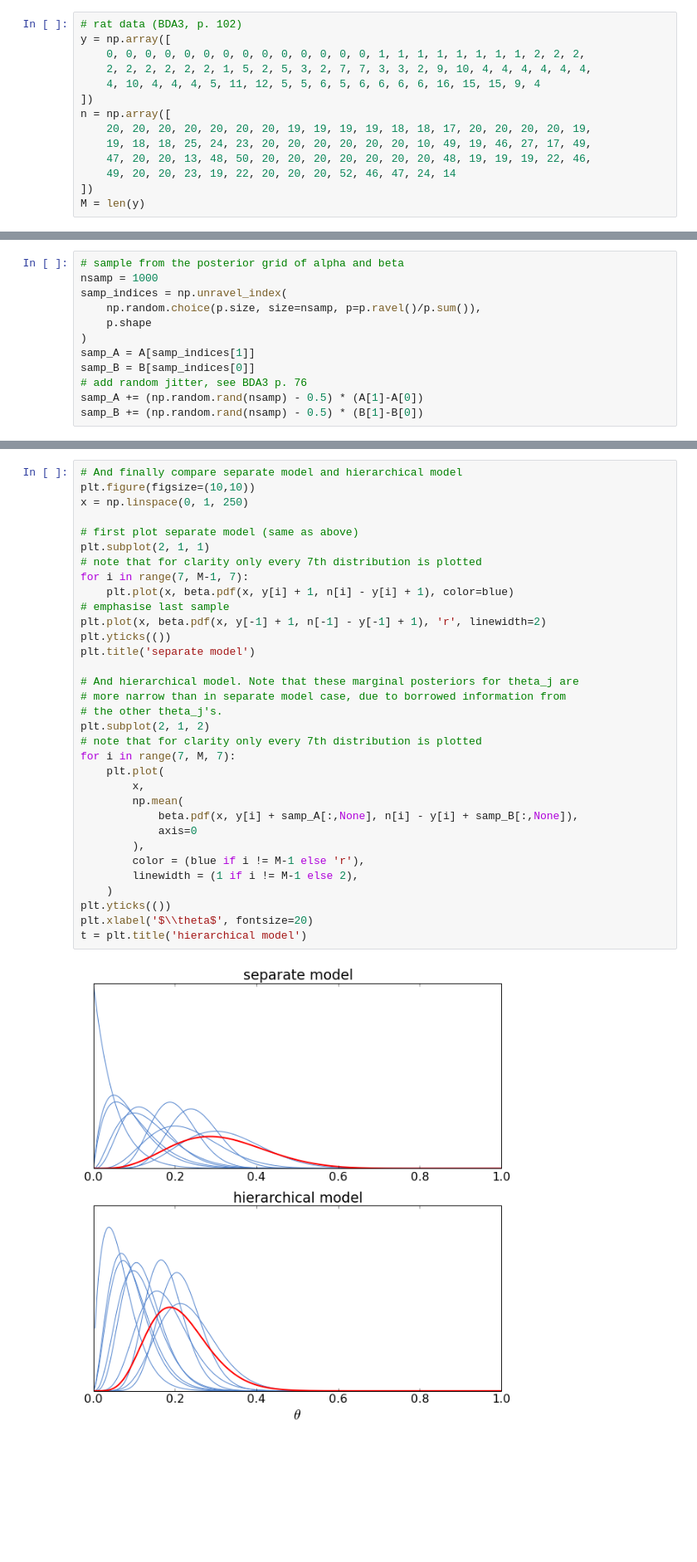
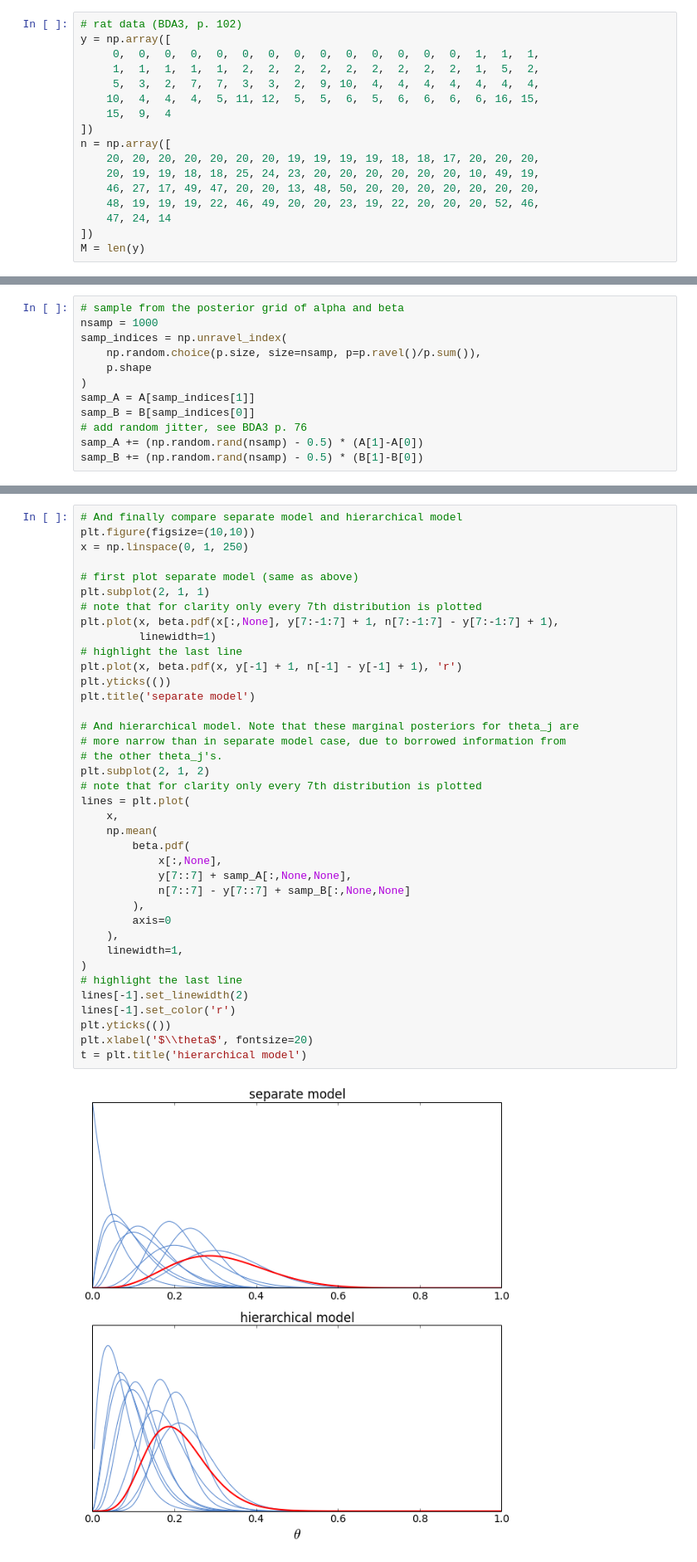
Before and after one commit to avehtari/BDA_py_demos, a Jupyter notebook: demos_ch5/demo5_1.ipynb, the cells around one changed output, grey strips where cells are left out. Shown at 83% size. Cells and saved outputs as stored; diff of their text form; blank space fills up the shorter version.

```diff
--- a/demos_ch5/demo5_1.ipynb
+++ b/demos_ch5/demo5_1.ipynb
@@ -18,15 +19,18 @@ matplotlib.rc('font', size=16)
 # %%
 # rat data (BDA3, p. 102)
 y = np.array([
-    0, 0, 0, 0, 0, 0, 0, 0, 0, 0, 0, 0, 0, 0, 1, 1, 1, 1, 1, 1, 1, 1, 2, 2, 2,
-    2, 2, 2, 2, 2, 2, 1, 5, 2, 5, 3, 2, 7, 7, 3, 3, 2, 9, 10, 4, 4, 4, 4, 4, 4,
-    4, 10, 4, 4, 4, 5, 11, 12, 5, 5, 6, 5, 6, 6, 6, 6, 16, 15, 15, 9, 4
+     0,  0,  0,  0,  0,  0,  0,  0,  0,  0,  0,  0,  0,  0,  1,  1,  1,
+     1,  1,  1,  1,  1,  2,  2,  2,  2,  2,  2,  2,  2,  2,  1,  5,  2,
+     5,  3,  2,  7,  7,  3,  3,  2,  9, 10,  4,  4,  4,  4,  4,  4,  4,
+    10,  4,  4,  4,  5, 11, 12,  5,  5,  6,  5,  6,  6,  6,  6, 16, 15,
+    15,  9,  4
 ])
 n = np.array([
-    20, 20, 20, 20, 20, 20, 20, 19, 19, 19, 19, 18, 18, 17, 20, 20, 20, 20, 19,
-    19, 18, 18, 25, 24, 23, 20, 20, 20, 20, 20, 20, 10, 49, 19, 46, 27, 17, 49,
-    47, 20, 20, 13, 48, 50, 20, 20, 20, 20, 20, 20, 20, 48, 19, 19, 19, 22, 46,
-    49, 20, 20, 23, 19, 22, 20, 20, 20, 52, 46, 47, 24, 14
+    20, 20, 20, 20, 20, 20, 20, 19, 19, 19, 19, 18, 18, 17, 20, 20, 20,
+    20, 19, 19, 18, 18, 25, 24, 23, 20, 20, 20, 20, 20, 20, 10, 49, 19,
+    46, 27, 17, 49, 47, 20, 20, 13, 48, 50, 20, 20, 20, 20, 20, 20, 20,
+    48, 19, 19, 19, 22, 46, 49, 20, 20, 23, 19, 22, 20, 20, 20, 52, 46,
+    47, 24, 14
 ])
 M = len(y)
 # %%
@@ -126,35 +124,40 @@ t = plt.title('Predictive distribution for a new $\\theta$ '
 # %%
 # And finally compare separate model and hierarchical model
 plt.figure(figsize=(10,10))
 x = np.linspace(0, 1, 250)
 
 # first plot separate model (same as above)
 plt.subplot(2, 1, 1)
 # note that for clarity only every 7th distribution is plotted
-for i in range(7, M-1, 7):
-    plt.plot(x, beta.pdf(x, y[i] + 1, n[i] - y[i] + 1), color=blue)
-# emphasise last sample
-plt.plot(x, beta.pdf(x, y[-1] + 1, n[-1] - y[-1] + 1), 'r', linewidth=2)
+plt.plot(x, beta.pdf(x[:,None], y[7:-1:7] + 1, n[7:-1:7] - y[7:-1:7] + 1),
+         linewidth=1)
+# highlight the last line
+plt.plot(x, beta.pdf(x, y[-1] + 1, n[-1] - y[-1] + 1), 'r')
 plt.yticks(())
 plt.title('separate model')
 
 # And hierarchical model. Note that these marginal posteriors for theta_j are
 # more narrow than in separate model case, due to borrowed information from
 # the other theta_j's.
 plt.subplot(2, 1, 2)
 # note that for clarity only every 7th distribution is plotted
-for i in range(7, M, 7):
-    plt.plot(
-        x,
-        np.mean(
-            beta.pdf(x, y[i] + samp_A[:,None], n[i] - y[i] + samp_B[:,None]),
-            axis=0
+lines = plt.plot(
+    x,
+    np.mean(
+        beta.pdf(
+            x[:,None],
+            y[7::7] + samp_A[:,None,None],
+            n[7::7] - y[7::7] + samp_B[:,None,None]
         ),
-        color = (blue if i != M-1 else 'r'),
-        linewidth = (1 if i != M-1 else 2),
-    )
+        axis=0
+    ),
+    linewidth=1,
+)
+# highlight the last line
+lines[-1].set_linewidth(2)
+lines[-1].set_color('r')
 plt.yticks(())
 plt.xlabel('$\\theta$', fontsize=20)
 t = plt.title('hierarchical model')
 # %% [output]
-[figure, old version]
+[figure, new version]
```
Also changed, not shown: parts of 5 cells of this notebook, 1 other file.
